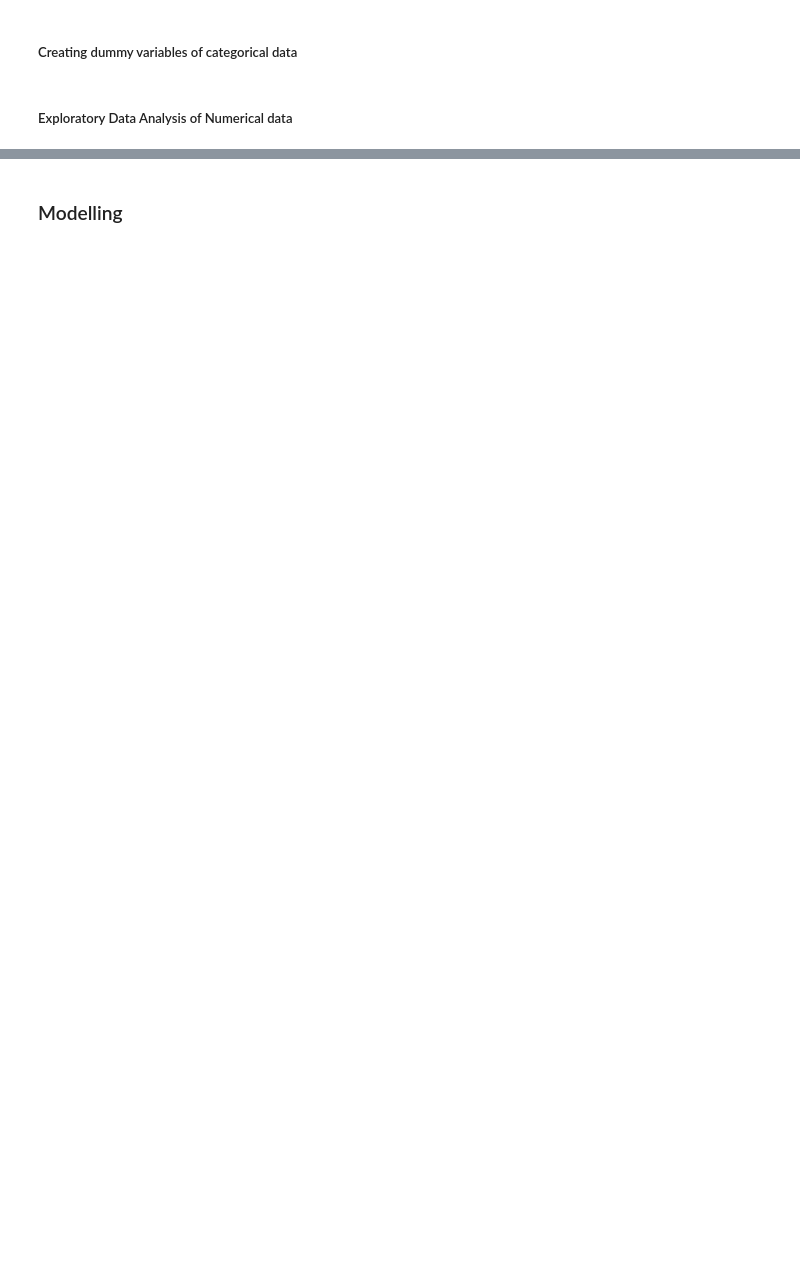
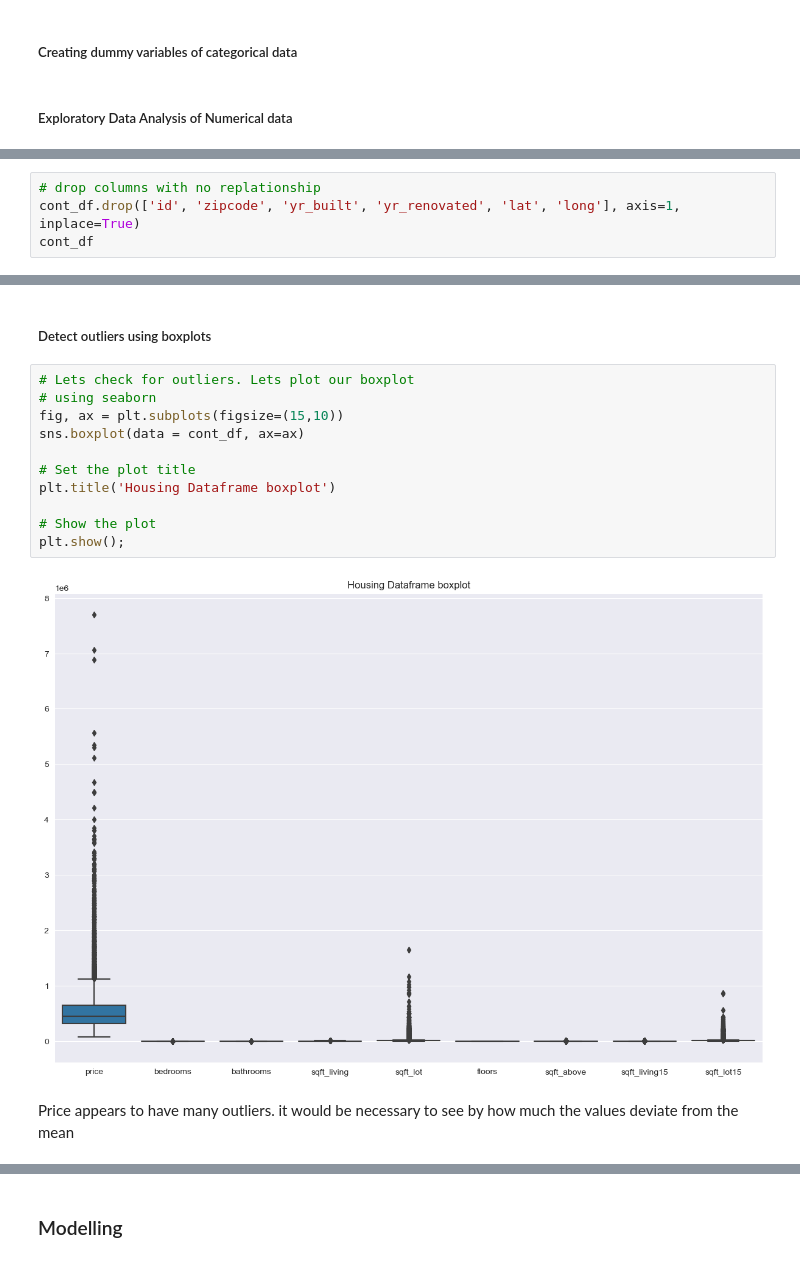
Before and after one commit to kafura0/House_Price_Prediction_KingCounty, a Jupyter notebook: student.ipynb, the cells around one changed output, grey strips where cells are left out. Saved outputs shown, nothing was run; the diff lists cells and outputs as text; blank space fills up the shorter version.

```diff
--- a/student.ipynb
+++ b/student.ipynb
@@ -265,0 +292,4 @@ cont_df
+# %%
+# drop columns with no replationship
+cont_df.drop(['id', 'zipcode', 'yr_built', 'yr_renovated', 'lat', 'long'], axis=1, inplace=True)
+cont_df
@@ -265,0 +314,17 @@ cont_df
+# %% [markdown]
+##### Detect outliers using boxplots
+# %%
+# Lets check for outliers. Lets plot our boxplot
+# using seaborn
+fig, ax = plt.subplots(figsize=(15,10))
+sns.boxplot(data = cont_df, ax=ax)
+
+# Set the plot title
+plt.title('Housing Dataframe boxplot')
+
+# Show the plot
+plt.show();
+# %% [output]
+[figure, added]
+# %% [markdown]
+Price appears to have many outliers. it would be necessary to see by how much the values deviate from the mean
```
Also changed, not shown: parts of 33 cells of this notebook, 1 other file.
